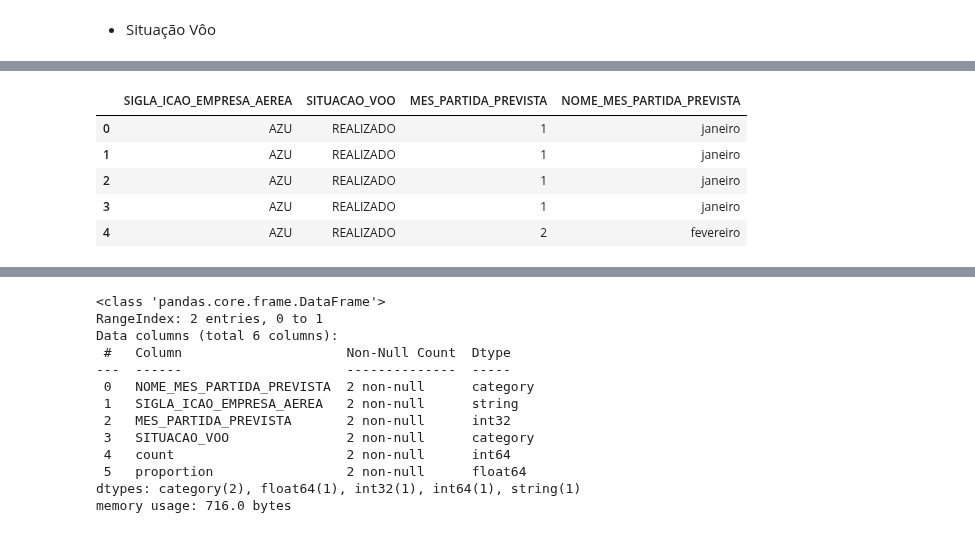
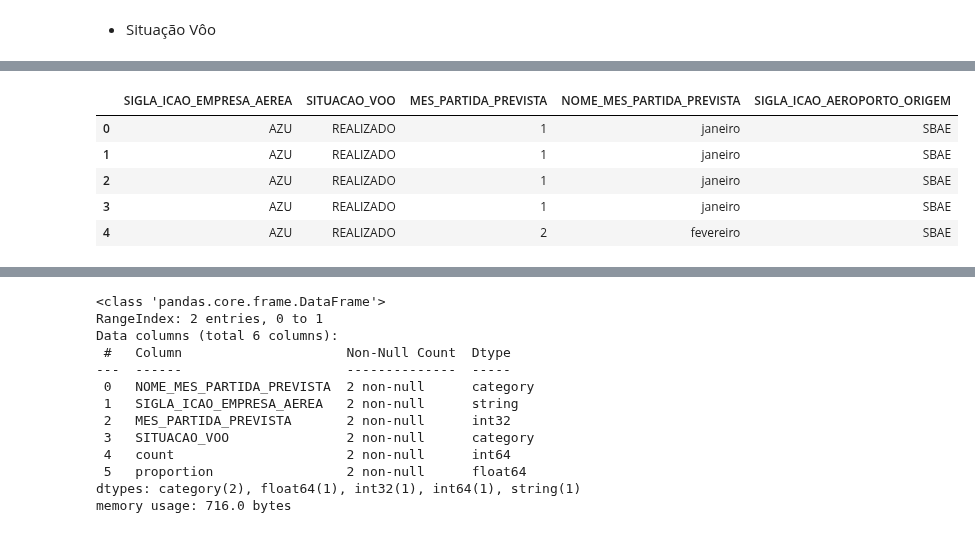
Before and after one commit to rodrigorocha1/dashboard_dados_voos_python, a Jupyter notebook: notebooks/visualizacoes.ipynb, the cells around one changed output, grey strips where cells are left out. Drawn from its saved outputs; the diff is of its cells as text; code cells hidden in the pictures.

Commit message:
revisão parquet

```diff
--- a/notebooks/visualizacoes.ipynb
+++ b/notebooks/visualizacoes.ipynb
@@ -10,6 +6,6 @@ base = pd.read_parquet('../data/data_voos/processed/df_final.parquet')
 # %% [markdown]
 - Situação Vôo
 # %%
-colunas = ['SIGLA_ICAO_EMPRESA_AEREA', 'SITUACAO_VOO', 'MES_PARTIDA_PREVISTA', 'NOME_MES_PARTIDA_PREVISTA']
-teste = pd.read_parquet('../data/data_voos/processed/df_final.parquet', columns=colunas)
+colunas = ['SIGLA_ICAO_EMPRESA_AEREA', 'SITUACAO_VOO', 'MES_PARTIDA_PREVISTA', 'NOME_MES_PARTIDA_PREVISTA', 'SIGLA_ICAO_AEROPORTO_ORIGEM']
+base = pd.read_parquet('../data/processed/df_final.parquet', columns=colunas)
 # %%
@@ -29,12 +26,12 @@ memory usage: 9.6 MB
 # %%
-teste.head()
+base.head()
 # %% [output]
-|  | SIGLA_ICAO_EMPRESA_AEREA | SITUACAO_VOO | MES_PARTIDA_PREVISTA | NOME_MES_PARTIDA_PREVISTA |
-| 0 | AZU | REALIZADO | 1 | janeiro |
-| 1 | AZU | REALIZADO | 1 | janeiro |
-| 2 | AZU | REALIZADO | 1 | janeiro |
-| 3 | AZU | REALIZADO | 1 | janeiro |
-| 4 | AZU | REALIZADO | 2 | fevereiro |
+|  | SIGLA_ICAO_EMPRESA_AEREA | SITUACAO_VOO | MES_PARTIDA_PREVISTA | NOME_MES_PARTIDA_PREVISTA | SIGLA_ICAO_AEROPORTO_ORIGEM |
+| 0 | AZU | REALIZADO | 1 | janeiro | SBAE |
+| 1 | AZU | REALIZADO | 1 | janeiro | SBAE |
+| 2 | AZU | REALIZADO | 1 | janeiro | SBAE |
+| 3 | AZU | REALIZADO | 1 | janeiro | SBAE |
+| 4 | AZU | REALIZADO | 2 | fevereiro | SBAE |
 # %%
 total = base.query(
     'SIGLA_ICAO_EMPRESA_AEREA == "TAM"  ' \
```
Also changed, not shown: parts of 25 cells of this notebook.
